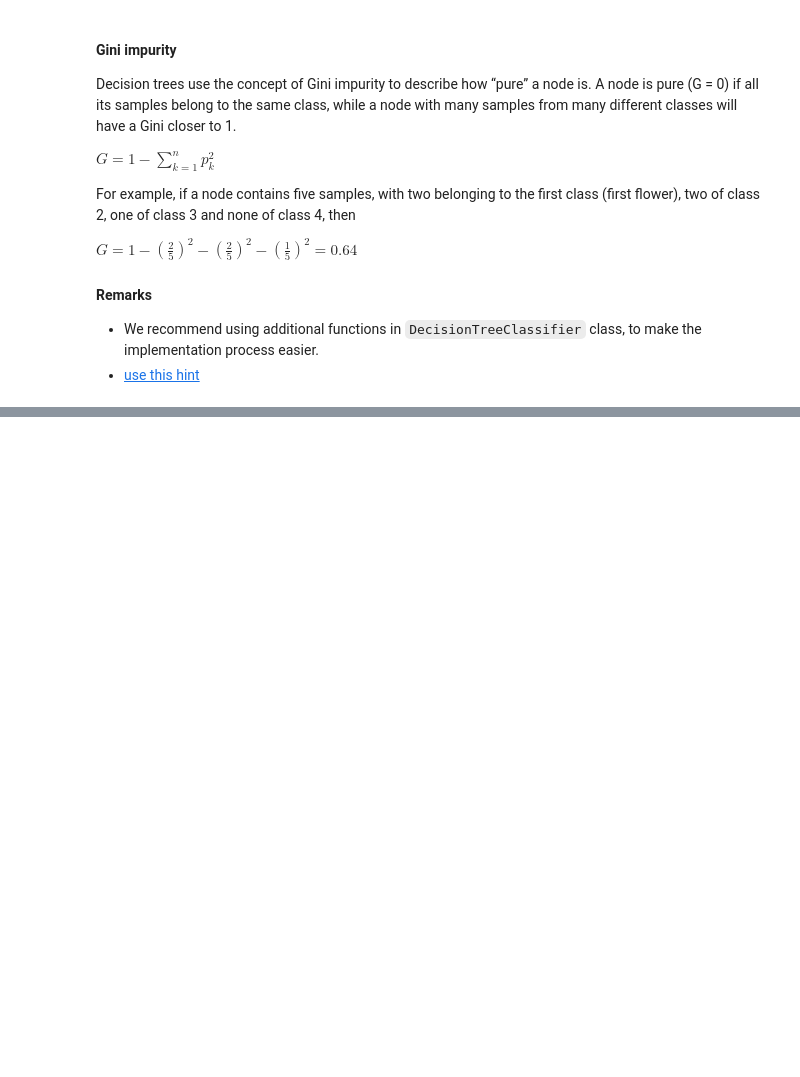
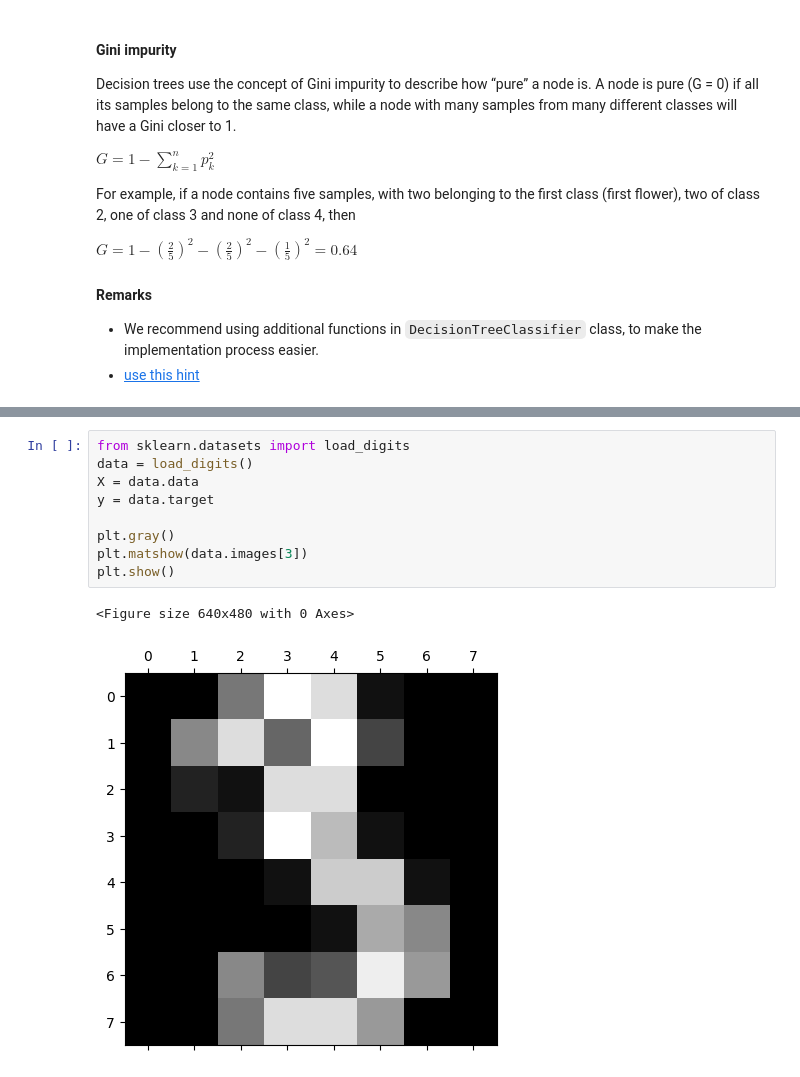
Before and after one commit to ArseniiStratiuk/Decision-Tree-Classifier-Lab, a Jupyter notebook: Lab1_trees.ipynb, the cells around one changed output, grey strips where cells are left out. Cells and saved outputs as stored; diff of their text form; blank space fills up the shorter version.

```diff
--- a/Lab1_trees.ipynb
+++ b/Lab1_trees.ipynb
@@ -779,0 +976,12 @@ list
+# %%
+from sklearn.datasets import load_digits
+data = load_digits()
+X = data.data
+y = data.target
+
+plt.gray()
+plt.matshow(data.images[3])
+plt.show()
+# %% [output]
+<Figure size 640x480 with 0 Axes>
+[figure, added]
```
Also changed, not shown: parts of 28 cells of this notebook.
